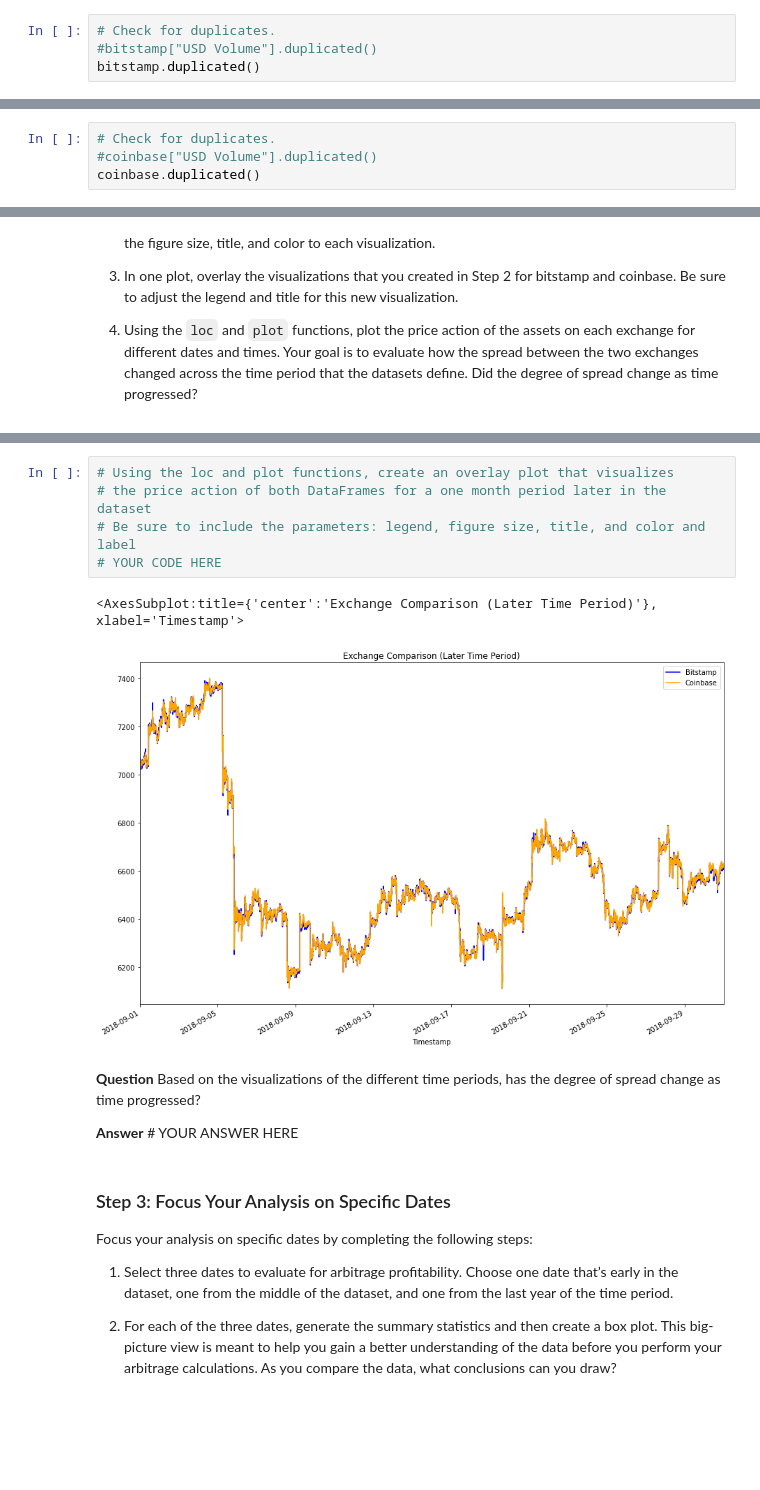
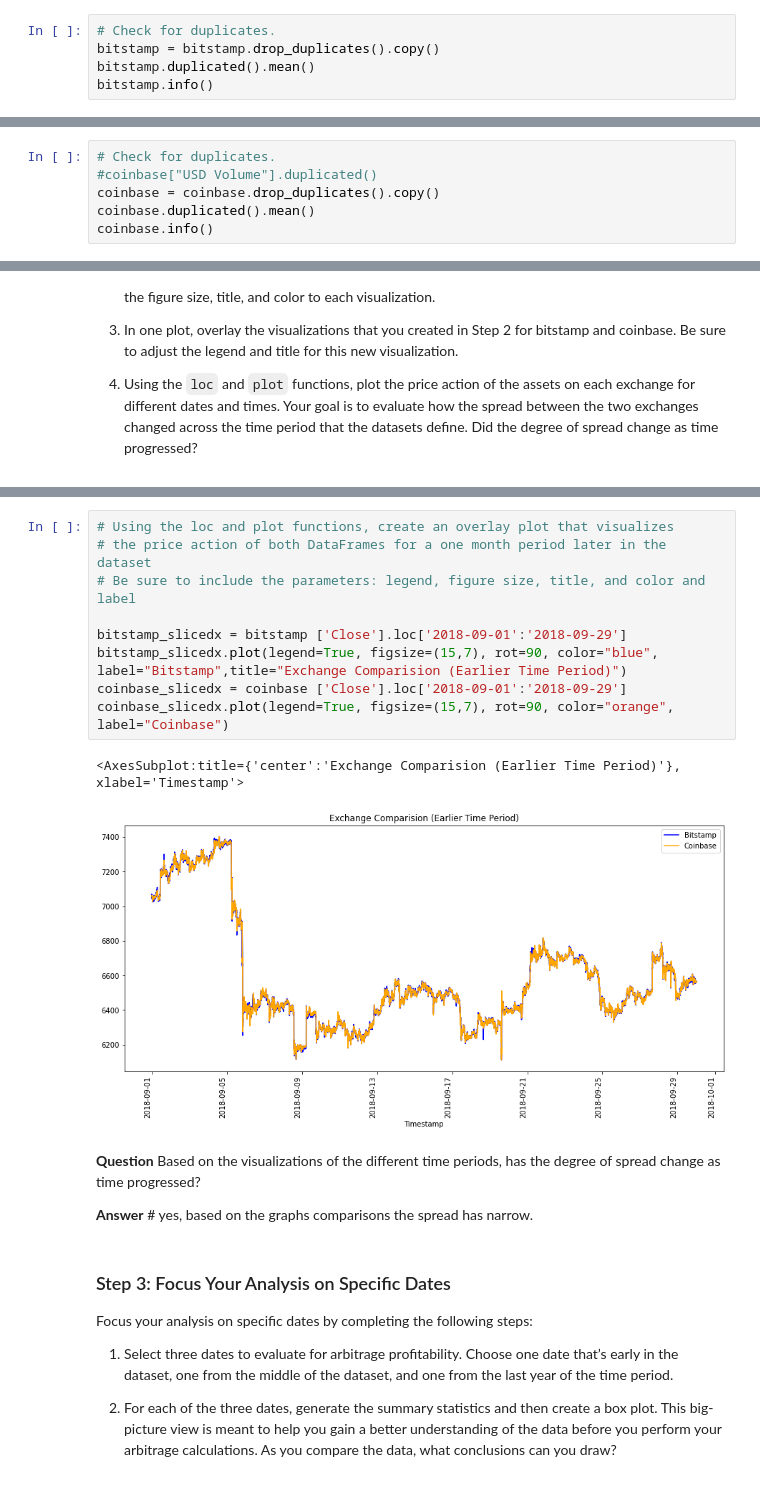
Before and after one commit to codetree4u/Arbitrage-Bitcoin, a Jupyter notebook: crypto_arbitrage.ipynb, the cells around one changed output, grey strips where cells are left out. Saved outputs shown, nothing was run; the diff lists cells and outputs as text; blank space fills up the shorter version.

```diff
--- a/crypto_arbitrage.ipynb
+++ b/crypto_arbitrage.ipynb
@@ -139,6 +179,7 @@ bitstamp["Close"] = bitstamp["Close"].astype("float")
 ### Step 4: Review the data for duplicated values, and drop them if necessary.
 # %%
 # Check for duplicates.
-#bitstamp["USD Volume"].duplicated()
-bitstamp.duplicated()
+bitstamp = bitstamp.drop_duplicates().copy()
+bitstamp.duplicated().mean()
+bitstamp.info()
 # %% [output]
@@ -194,5 +236,7 @@ coinbase["Close"] = coinbase["Close"].astype("float")
 # %%
 # Check for duplicates.
 #coinbase["USD Volume"].duplicated()
-coinbase.duplicated()
+coinbase = coinbase.drop_duplicates().copy()
+coinbase.duplicated().mean()
+coinbase.info()
 # %% [output]
@@ -330,15 +387,19 @@ Sort through the time series data associated with the bitstamp and coinbase Data
 # %%
 # Using the loc and plot functions, create an overlay plot that visualizes
 # the price action of both DataFrames for a one month period later in the dataset
 # Be sure to include the parameters: legend, figure size, title, and color and label
-# YOUR CODE HERE
+
+bitstamp_slicedx = bitstamp ['Close'].loc['2018-09-01':'2018-09-29']
+bitstamp_slicedx.plot(legend=True, figsize=(15,7), rot=90, color="blue", label="Bitstamp",title="Exchange Comparision (Earlier Time Period)")
+coinbase_slicedx = coinbase ['Close'].loc['2018-09-01':'2018-09-29']
+coinbase_slicedx.plot(legend=True, figsize=(15,7), rot=90, color="orange", label="Coinbase")
 # %% [output]
-<AxesSubplot:title={'center':'Exchange Comparison (Later Time Period)'}, xlabel='Timestamp'>
+<AxesSubplot:title={'center':'Exchange Comparision (Earlier Time Period)'}, xlabel='Timestamp'>
-[figure, old version]
+[figure, new version]
 # %% [markdown]
 **Question** Based on the visualizations of the different time periods, has the degree of spread change as time progressed?
 
-**Answer** # YOUR ANSWER HERE
+**Answer** # yes, based on the graphs comparisons the spread has narrow.
 # %% [markdown]
 ### Step 3: Focus Your Analysis on Specific Dates
 
```
Also changed, not shown: parts of 58 cells of this notebook, 1 other file.
